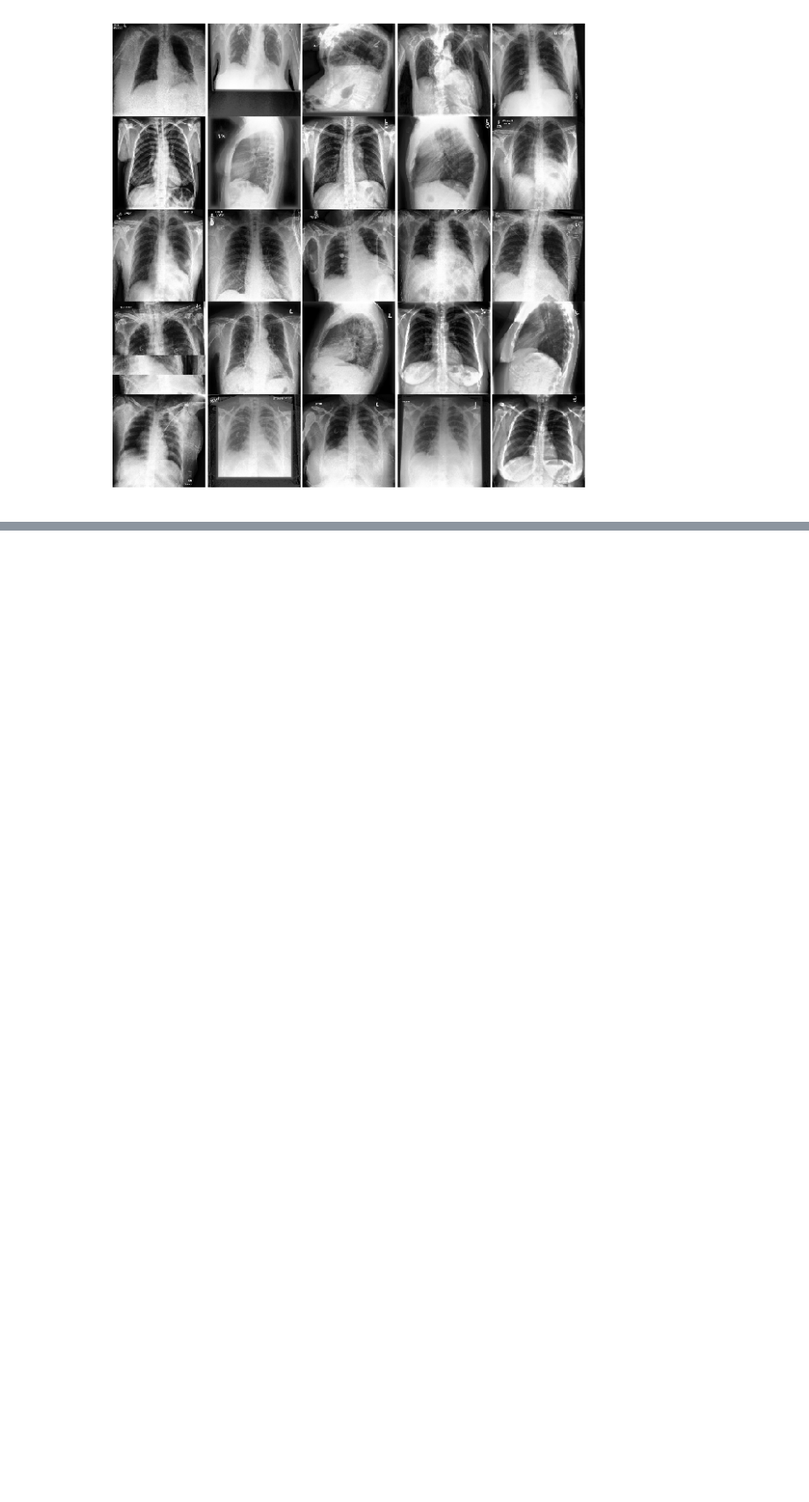
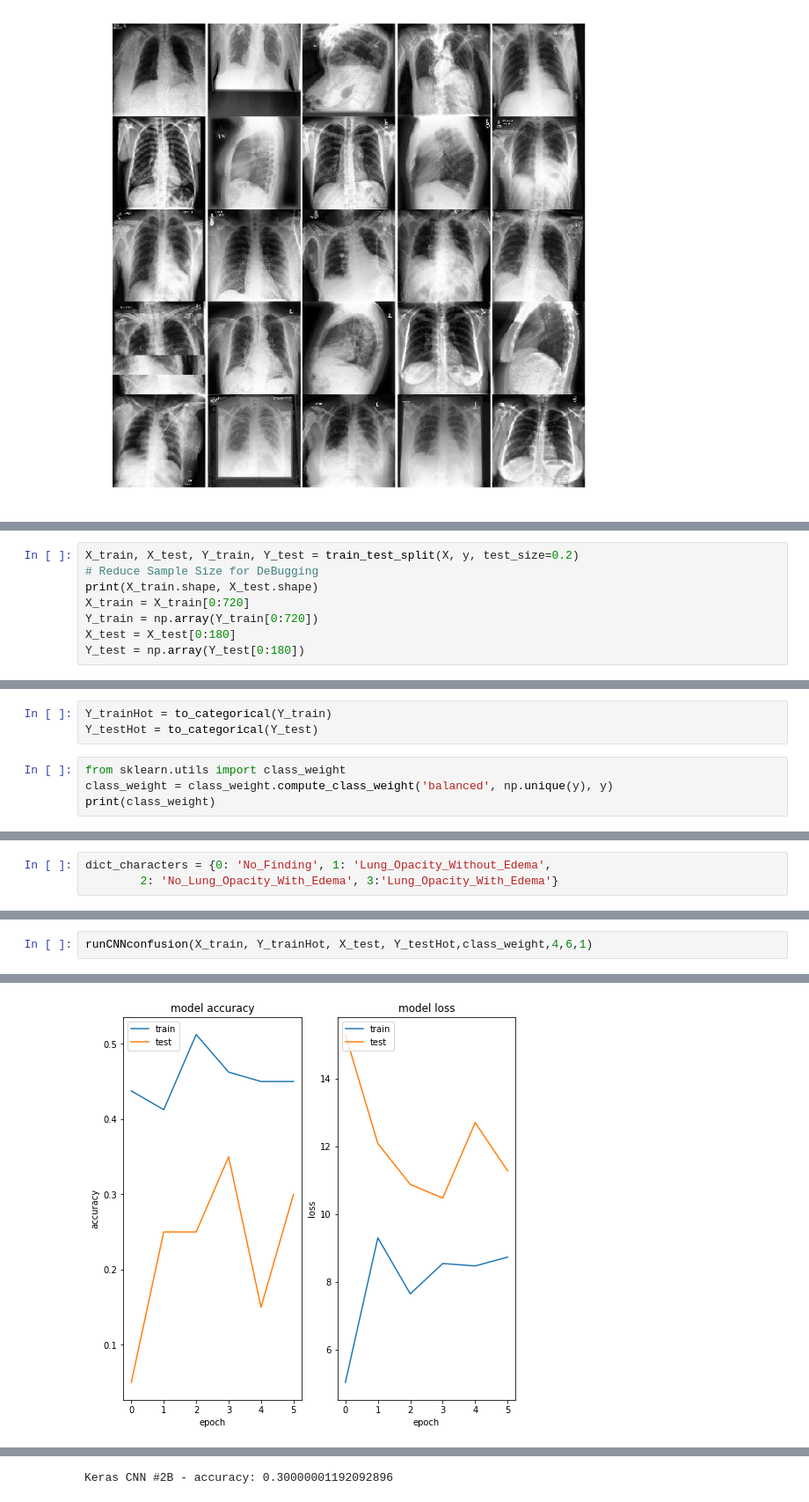
Before and after one commit to naveen3124/CheXpert, a Jupyter notebook: keras.ipynb, the cells around one changed output, grey strips where cells are left out. Shown at 88% size. Drawn from its saved outputs; the diff is of its cells as text; blank space fills up the shorter version.

```diff
--- a/keras.ipynb
+++ b/keras.ipynb
@@ -148,0 +153,8 @@ df.head()
+# %%
+X_train, X_test, Y_train, Y_test = train_test_split(X, y, test_size=0.2)
+# Reduce Sample Size for DeBugging
+print(X_train.shape, X_test.shape)
+X_train = X_train[0:720]
+Y_train = np.array(Y_train[0:720])
+X_test = X_test[0:180]
+Y_test = np.array(Y_test[0:180])
@@ -148,0 +173,7 @@ df.head()
+# %%
+Y_trainHot = to_categorical(Y_train)
+Y_testHot = to_categorical(Y_test)
+# %%
+from sklearn.utils import class_weight
+class_weight = class_weight.compute_class_weight('balanced', np.unique(y), y)
+print(class_weight)
@@ -148,0 +182,3 @@ df.head()
+# %%
+dict_characters = {0: 'No_Finding', 1: 'Lung_Opacity_Without_Edema',
+        2: 'No_Lung_Opacity_With_Edema', 3:'Lung_Opacity_With_Edema'}
@@ -148,0 +328,3 @@ df.head()
+# %%
+runCNNconfusion(X_train, Y_trainHot, X_test, Y_testHot,class_weight,4,6,1)
+# %% [output]
@@ -148,0 +343 @@ df.head()
+[figure, added]
@@ -148,0 +345 @@ df.head()
+Keras CNN #2B - accuracy: 0.30000001192092896
```
Also changed, not shown: parts of 15 cells of this notebook, 16 other files.
